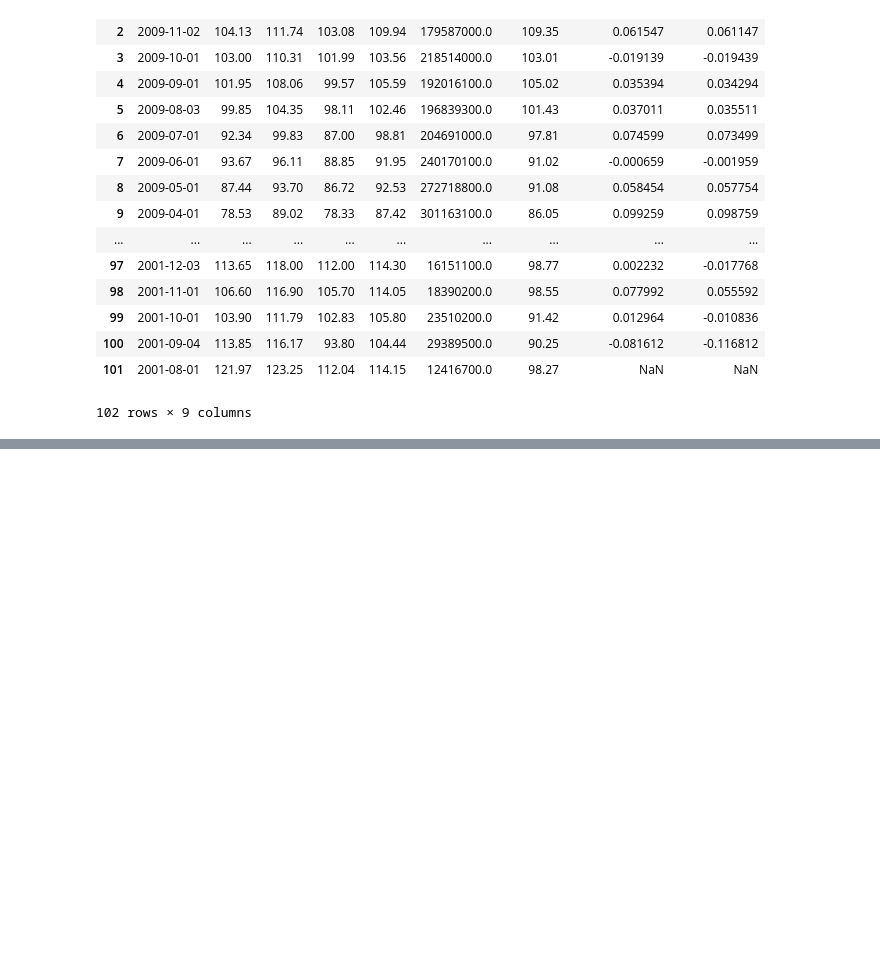
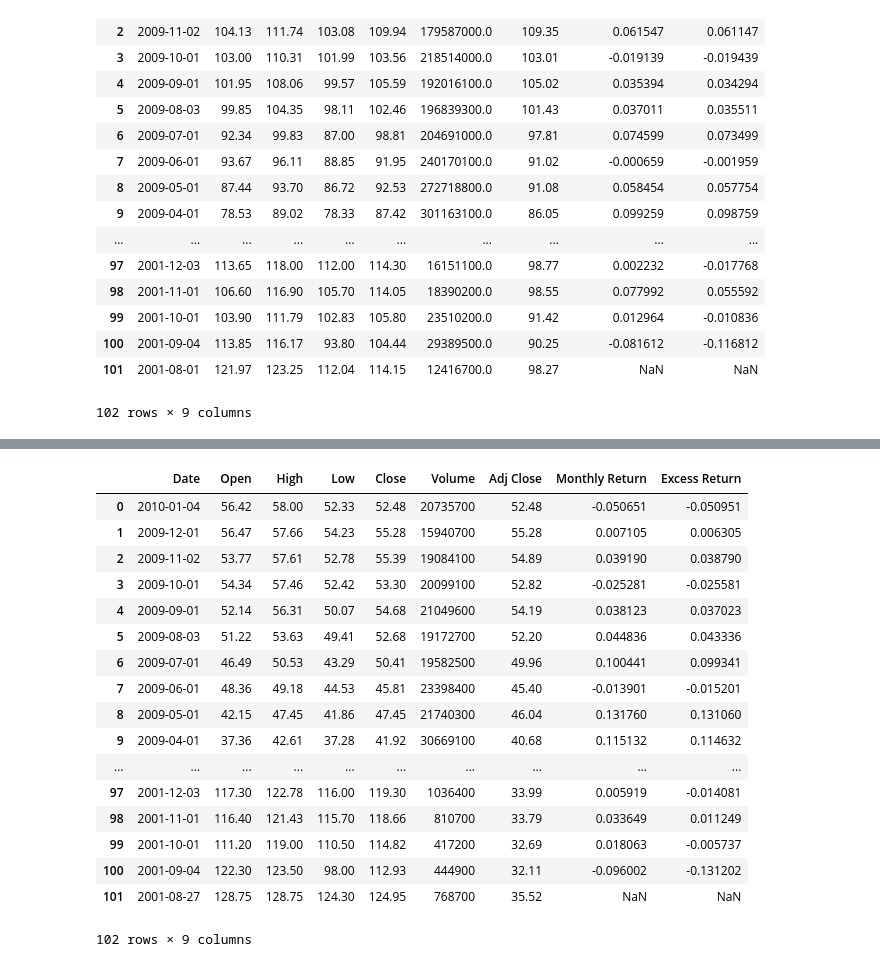
Before and after one commit to portfolioperformance1/project, a Jupyter notebook: portfolio.ipynb, the cells around one changed output, grey strips where cells are left out. Cells and saved outputs as stored; diff of their text form; code cells hidden in the pictures; blank space fills up the shorter version.

```diff
--- a/portfolio.ipynb
+++ b/portfolio.ipynb
@@ -81,0 +79,24 @@ iwmds
+# %%
+#VWO","EFA","LQD","HYG"
+efads=sheets['EFA']
+efads=efads.iloc[:,:9]
+efads
+# %% [output]
+|  | Date | Open | High | Low | Close | Volume | Adj Close | Monthly Return | Excess Return |
+| 0 | 2010-01-04 | 56.42 | 58.00 | 52.33 | 52.48 | 20735700 | 52.48 | -0.050651 | -0.050951 |
+| 1 | 2009-12-01 | 56.47 | 57.66 | 54.23 | 55.28 | 15940700 | 55.28 | 0.007105 | 0.006305 |
+| 2 | 2009-11-02 | 53.77 | 57.61 | 52.78 | 55.39 | 19084100 | 54.89 | 0.039190 | 0.038790 |
+| 3 | 2009-10-01 | 54.34 | 57.46 | 52.42 | 53.30 | 20099100 | 52.82 | -0.025281 | -0.025581 |
+| 4 | 2009-09-01 | 52.14 | 56.31 | 50.07 | 54.68 | 21049600 | 54.19 | 0.038123 | 0.037023 |
+| 5 | 2009-08-03 | 51.22 | 53.63 | 49.41 | 52.68 | 19172700 | 52.20 | 0.044836 | 0.043336 |
+| 6 | 2009-07-01 | 46.49 | 50.53 | 43.29 | 50.41 | 19582500 | 49.96 | 0.100441 | 0.099341 |
+| 7 | 2009-06-01 | 48.36 | 49.18 | 44.53 | 45.81 | 23398400 | 45.40 | -0.013901 | -0.015201 |
+| 8 | 2009-05-01 | 42.15 | 47.45 | 41.86 | 47.45 | 21740300 | 46.04 | 0.131760 | 0.131060 |
+| 9 | 2009-04-01 | 37.36 | 42.61 | 37.28 | 41.92 | 30669100 | 40.68 | 0.115132 | 0.114632 |
+| ... | ... | ... | ... | ... | ... | ... | ... | ... | ... |
+| 97 | 2001-12-03 | 117.30 | 122.78 | 116.00 | 119.30 | 1036400 | 33.99 | 0.005919 | -0.014081 |
+| 98 | 2001-11-01 | 116.40 | 121.43 | 115.70 | 118.66 | 810700 | 33.79 | 0.033649 | 0.011249 |
+| 99 | 2001-10-01 | 111.20 | 119.00 | 110.50 | 114.82 | 417200 | 32.69 | 0.018063 | -0.005737 |
+| 100 | 2001-09-04 | 122.30 | 123.50 | 98.00 | 112.93 | 444900 | 32.11 | -0.096002 | -0.131202 |
+| 101 | 2001-08-27 | 128.75 | 128.75 | 124.30 | 124.95 | 768700 | 35.52 | NaN | NaN |
+102 rows × 9 columns
```
Also changed, not shown: parts of 9 cells of this notebook.
